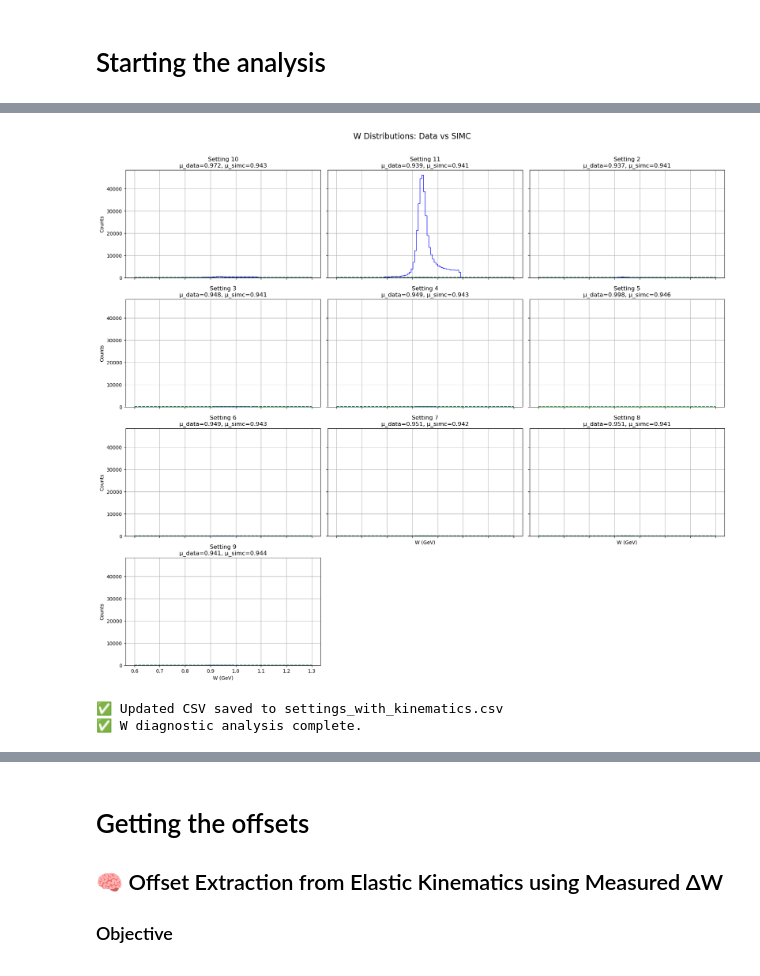
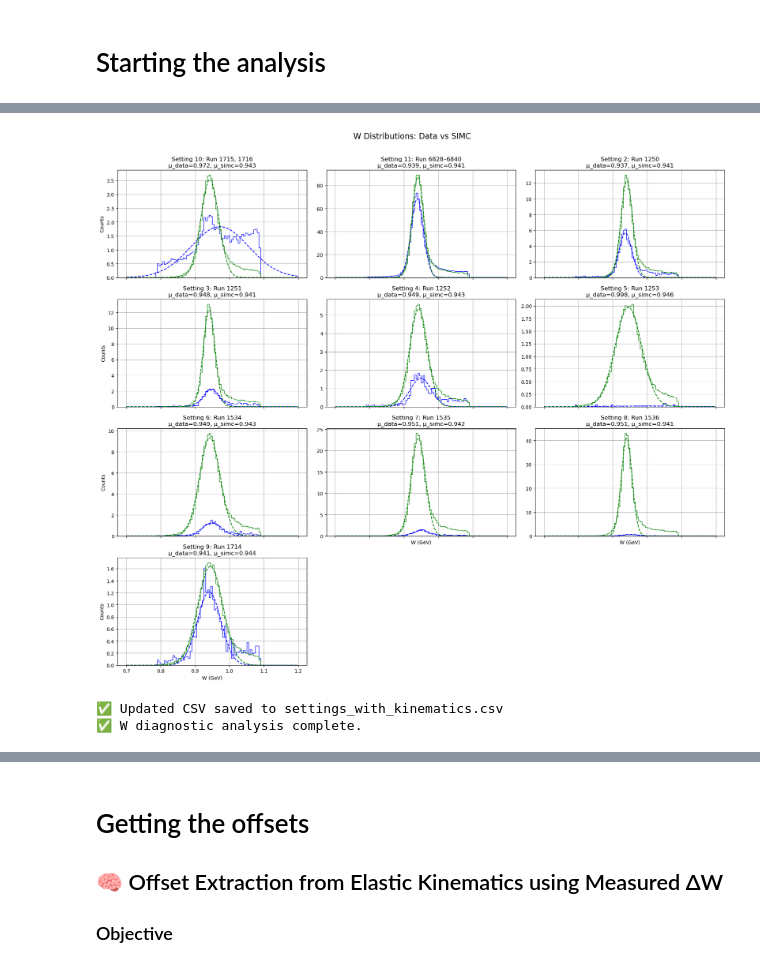
Before and after one commit to avnishphy/nps_analysis, a Jupyter notebook: elastic_analysis/elastic_singles.ipynb, the cells around one changed output, grey strips where cells are left out. Saved outputs shown, nothing was run; the diff lists cells and outputs as text; code cells hidden in the pictures.

```diff
--- a/elastic_analysis/elastic_singles.ipynb
+++ b/elastic_analysis/elastic_singles.ipynb
@@ -546,8 +258,8 @@ def extract_w(filename, branch="W", normalize=False, normfac=None):
     with uproot.open(filename) as f:
         if branch == "H.kin.W":
             tree = f["T"]
-            data = tree.arrays([branch, "H.cal.etottracknorm", "H.cer.npeSum", "H.gtr.th", "H.gtr.ph"], library="np")
-            W = data[branch]
+            data = tree.arrays(["H.kin.W", "H.cal.etottracknorm", "H.cer.npeSum", "H.gtr.th", "H.gtr.ph"], library="np")
+            W = data["H.kin.W"]
             mask = (
                 (abs(W - 0.938) < 0.15) &
                 (data["H.cal.etottracknorm"] > 0.9) &
@@ -577,13 +289,16 @@ def extract_w(filename, branch="W", normalize=False, normfac=None):
 # === Analysis ===
 results = []
 bins = 100
-range_W = (0.6, 1.3)
+range_W = (0.7, 1.2)
 all_data = sorted(glob.glob(f"{data_dir}/merged_setting_*.root"))
+
 
 ncols = 3
 nrows = int(np.ceil(len(all_data) / ncols))
-fig, axs = plt.subplots(nrows, ncols, figsize=(ncols * 6, nrows * 4), sharex=True, sharey=True)
+fig, axs = plt.subplots(nrows, ncols, figsize=(ncols * 6, nrows * 4), sharex=True, sharey=False)
 axs = axs.flatten()
+plot_idx = 0
+
 
 for i, data_file in enumerate(all_data):
     setting = os.path.basename(data_file).split("_")[-1].replace(".root", "")
@@ -634,48 +349,54 @@ for i, data_file in enumerate(all_data):
         "sigma_simc": sig_s
     })
 
+    run_label = df_settings[df_settings["Setting"] == setting_int]["Runs"].values[0]
+    eff_charge = effective_charge_map[setting_int]
+    weights_data = (1 / eff_charge) * np.ones_like(data_W)
+
+
     # Plot
     xfit = np.linspace(*range_W, 500)
-    ax = axs[i]
-    ax.hist(data_W, bins=bins, range=range_W, histtype='step', color='blue', label='Data')
+    ax = axs[plot_idx]
+    ax.hist(data_W, bins=bins, range=range_W, weights=weights_data, histtype='step', color='blue', label='Data')
     ax.hist(simc_W, bins=bins, range=range_W, weights=simc_weights, histtype='step', color='green', label='SIMC')
     ax.plot(xfit, gauss(xfit, *fit_data), 'b--')
     ax.plot(xfit, gauss(xfit, *fit_simc), 'g--')
-    ax.set_title(f"Setting {setting_int}\nμ_data={mu_d:.3f}, μ_simc={mu_s:.3f}")
+    ax.set_title(f"Setting {setting_int}: Run {run_label}\nμ_data={mu_d:.3f}, μ_simc={mu_s:.3f}")
     ax.grid(True)
     if i % ncols == 0:
         ax.set_ylabel("Counts")
     if i >= len(all_data) - ncols:
         ax.set_xlabel("W (GeV)")
+    plot_idx += 1
 
 # Hide empty subplots
 for j in range(len(results), len(axs)):
     axs[j].axis('off')
 
 fig.suptitle("W Distributions: Data vs SIMC", fontsize=16)
 fig.tight_layout(rect=[0, 0, 1, 0.97])
 plt.show()
 plt.savefig(f"{output_dir}/W_comparison_all_settings.png")
 plt.close()
 
 # === Merge with CSV ===
 df_results = pd.DataFrame(results)
 df_results["Setting"] = df_results["setting"]
 df_results.drop(columns=["setting"], inplace=True)
 
 df_settings = pd.read_csv(settings_csv_path)
 df_settings["Setting"] = df_settings["Setting"].astype(int)
 fit_cols = ["mu_data", "mu_simc", "dWmeas", "sigma_data", "sigma_simc"]
 df_settings.drop(columns=[col for col in fit_cols if col in df_settings.columns], inplace=True)
 
 df_merged = pd.merge(df_settings, df_results, on="Setting", how="left")
 df_merged.sort_values("Setting", inplace=True)
 df_merged.to_csv(settings_csv_path, index=False)
 
 print(f"✅ Updated CSV saved to {settings_csv_path}")
 print("✅ W diagnostic analysis complete.")
 df_merged
 # %% [output]
-[figure, old version]
+[figure, new version]
 ✅ Updated CSV saved to settings_with_kinematics.csv
 ✅ W diagnostic analysis complete.
```
Also changed, not shown: parts of 12 cells of this notebook, 2 other files.
